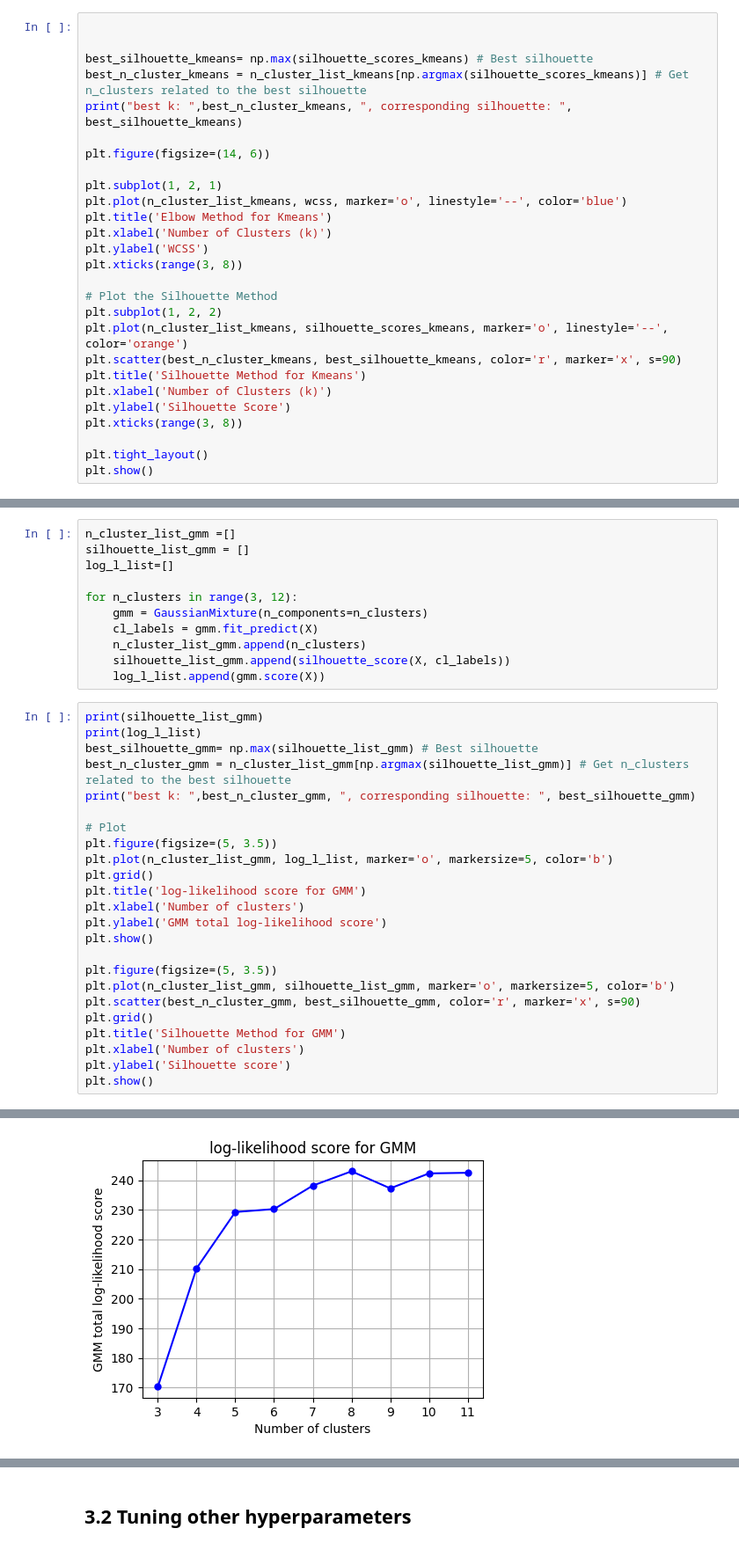
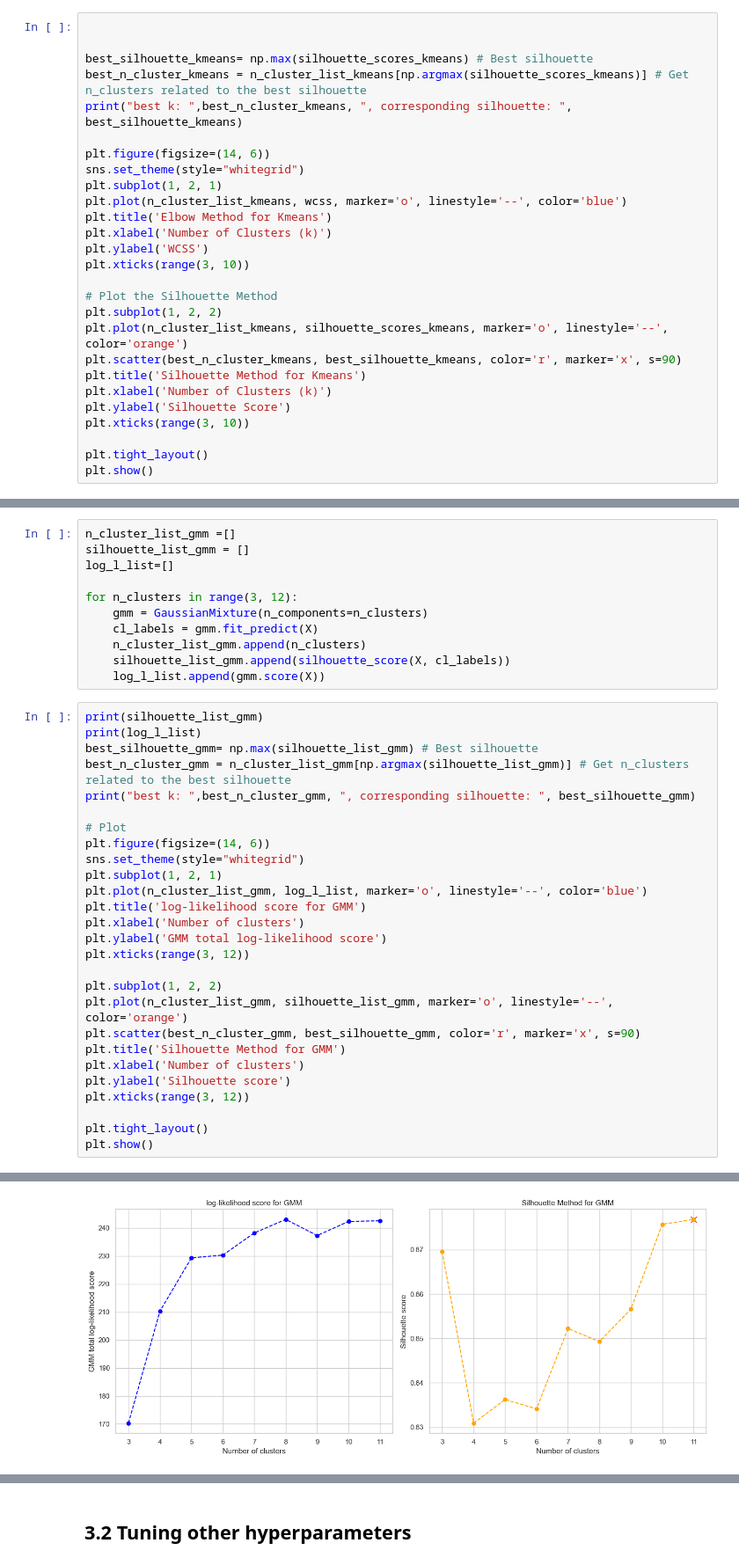
Before and after one commit to massimomecarelli/ML4N_project, a Jupyter notebook: Unsupervised_clustering.ipynb, the cells around one changed output, grey strips where cells are left out. Shown at 88% size. Drawn from its saved outputs; the diff is of its cells as text.

Commit message:
Section 3: kmeans cluster tuning

```diff
--- a/Unsupervised_clustering.ipynb
+++ b/Unsupervised_clustering.ipynb
@@ -61,13 +64,13 @@ best_n_cluster_kmeans = n_cluster_list_kmeans[np.argmax(silhouette_scores_kmeans
 print("best k: ",best_n_cluster_kmeans, ", corresponding silhouette: ", best_silhouette_kmeans)
 
 plt.figure(figsize=(14, 6))
-
+sns.set_theme(style="whitegrid")
 plt.subplot(1, 2, 1)
 plt.plot(n_cluster_list_kmeans, wcss, marker='o', linestyle='--', color='blue')
 plt.title('Elbow Method for Kmeans')
 plt.xlabel('Number of Clusters (k)')
 plt.ylabel('WCSS')
-plt.xticks(range(3, 8))
+plt.xticks(range(3, 10))
 
 # Plot the Silhouette Method
 plt.subplot(1, 2, 2)
@@ -76,7 +79,7 @@ plt.scatter(best_n_cluster_kmeans, best_silhouette_kmeans, color='r', marker='x'
 plt.title('Silhouette Method for Kmeans')
 plt.xlabel('Number of Clusters (k)')
 plt.ylabel('Silhouette Score')
-plt.xticks(range(3, 8))
+plt.xticks(range(3, 10))
 
 plt.tight_layout()
 plt.show()
@@ -96,29 +102,32 @@ for n_clusters in range(3, 12):
 # %%
 print(silhouette_list_gmm)
 print(log_l_list)
 best_silhouette_gmm= np.max(silhouette_list_gmm) # Best silhouette
 best_n_cluster_gmm = n_cluster_list_gmm[np.argmax(silhouette_list_gmm)] # Get n_clusters related to the best silhouette
 print("best k: ",best_n_cluster_gmm, ", corresponding silhouette: ", best_silhouette_gmm)
 
 # Plot
-plt.figure(figsize=(5, 3.5))
-plt.plot(n_cluster_list_gmm, log_l_list, marker='o', markersize=5, color='b')
-plt.grid()
+plt.figure(figsize=(14, 6))
+sns.set_theme(style="whitegrid")
+plt.subplot(1, 2, 1)
+plt.plot(n_cluster_list_gmm, log_l_list, marker='o', linestyle='--', color='blue')
 plt.title('log-likelihood score for GMM')
 plt.xlabel('Number of clusters')
 plt.ylabel('GMM total log-likelihood score')
-plt.show()
+plt.xticks(range(3, 12))
 
-plt.figure(figsize=(5, 3.5))
-plt.plot(n_cluster_list_gmm, silhouette_list_gmm, marker='o', markersize=5, color='b')
+plt.subplot(1, 2, 2)
+plt.plot(n_cluster_list_gmm, silhouette_list_gmm, marker='o', linestyle='--', color='orange')
 plt.scatter(best_n_cluster_gmm, best_silhouette_gmm, color='r', marker='x', s=90)
-plt.grid()
 plt.title('Silhouette Method for GMM')
 plt.xlabel('Number of clusters')
 plt.ylabel('Silhouette score')
+plt.xticks(range(3, 12))
+
+plt.tight_layout()
 plt.show()
 # %% [output]
 [0.8696142777965538, 0.8309043900676977, 0.8362271466492444, 0.8341445867831077, 0.8522300684395958, 0.849302994294732, 0.8566096335863579, 0.8757444016842602, 0.8768376539949679]
 [170.2844705722868, 210.29056195141465, 229.31356103982196, 230.3017603004579, 238.22294147863843, 243.05319321954784, 237.3008999266926, 242.34288449607106, 242.55638765186328]
 best k:  11 , corresponding silhouette:  0.8768376539949679
-[figure, old version]
+[figure, new version]
```
Also changed, not shown: parts of 3 cells of this notebook.
